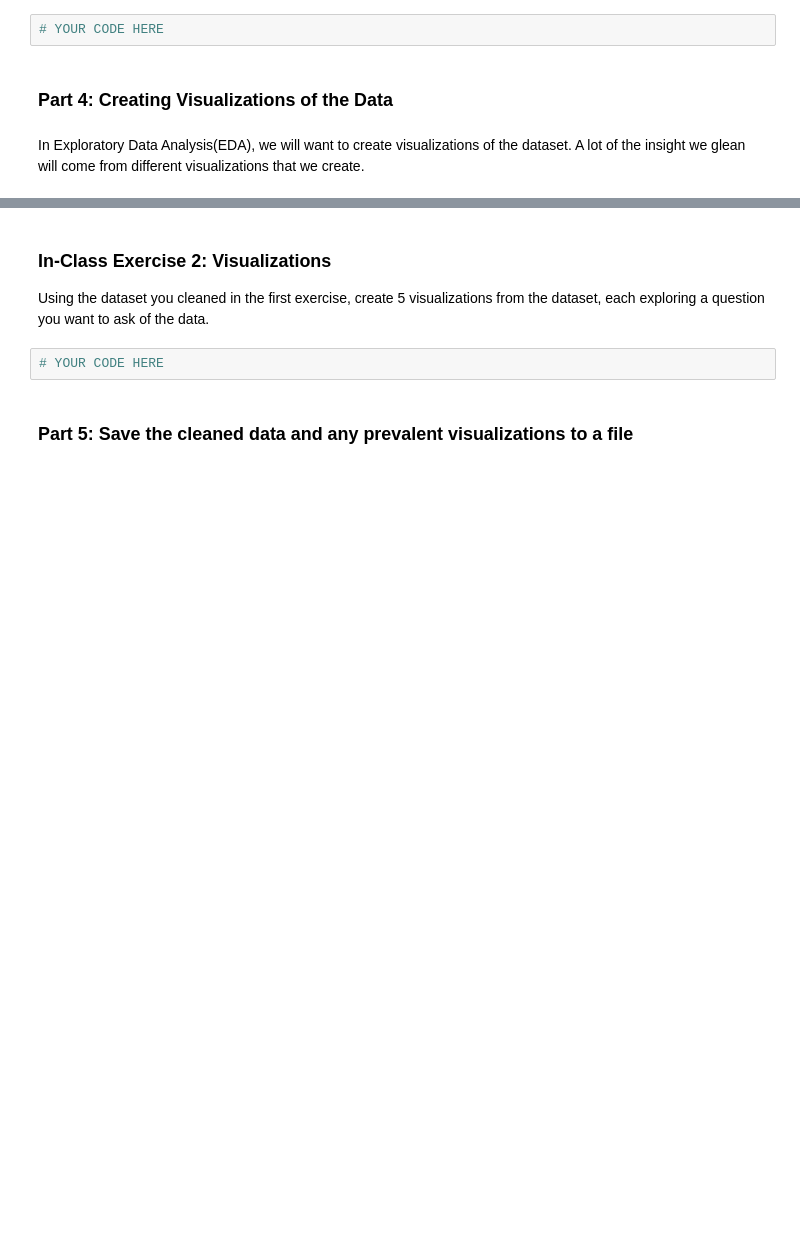
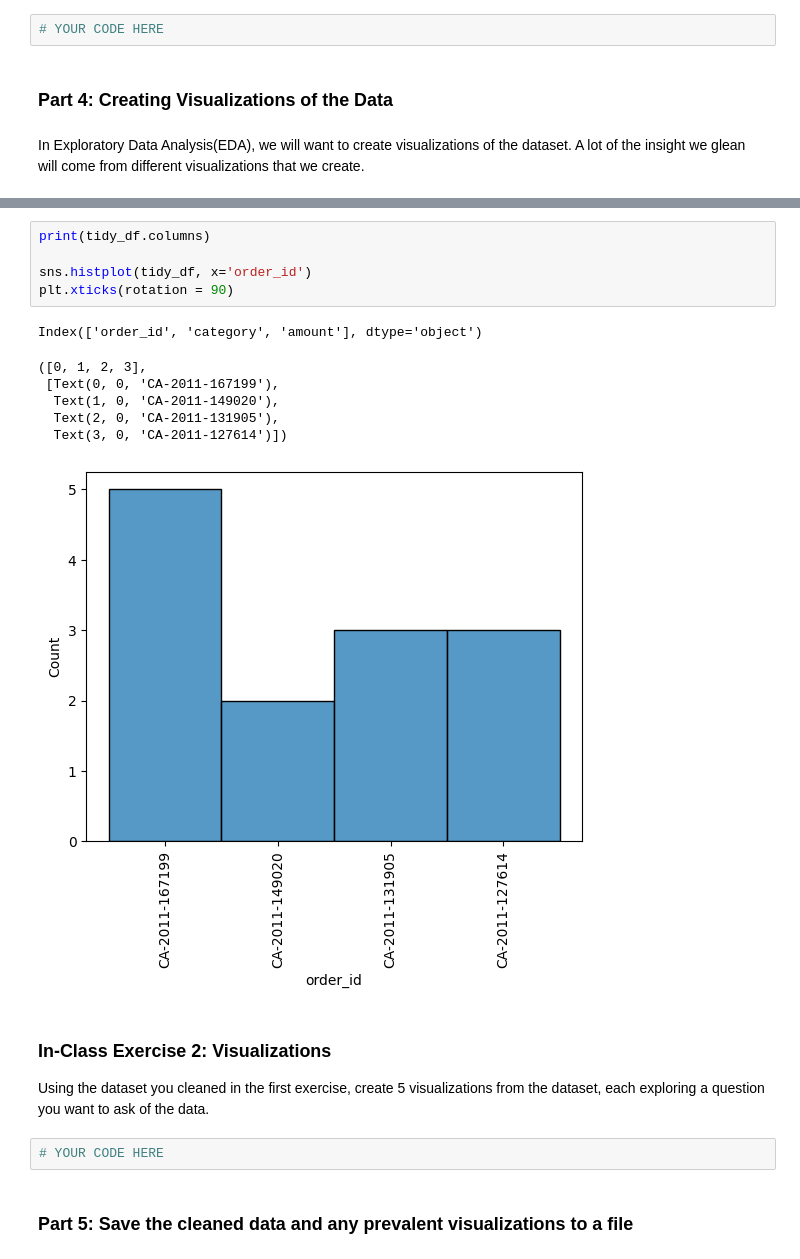
Before and after one commit to itesser/CT_Coursework, a Jupyter notebook: Week_4/Python for DA Day IV.ipynb, the cells around one changed output, grey strips where cells are left out. Drawn from its saved outputs; the diff is of its cells as text; blank space fills up the shorter version.

```diff
--- a/Week_4/Python for DA Day IV.ipynb
+++ b/Week_4/Python for DA Day IV.ipynb
@@ -50,3 +208,16 @@ In Exploratory Data Analysis(EDA), we will want to create visualizations of the
+# %%
+print(tidy_df.columns)
+
+sns.histplot(tidy_df, x='order_id')
+plt.xticks(rotation = 90)
+# %% [output]
+Index(['order_id', 'category', 'amount'], dtype='object')
+([0, 1, 2, 3],
+ [Text(0, 0, 'CA-2011-167199'),
+  Text(1, 0, 'CA-2011-149020'),
+  Text(2, 0, 'CA-2011-131905'),
+  Text(3, 0, 'CA-2011-127614')])
+[figure, added]
 # %% [markdown]
 ### In-Class Exercise 2: Visualizations
 Using the dataset you cleaned in the first exercise, create 5 visualizations from the dataset, each exploring a question you want to ask of the data.
```
Also changed, not shown: parts of 21 cells of this notebook, 22 other files.
